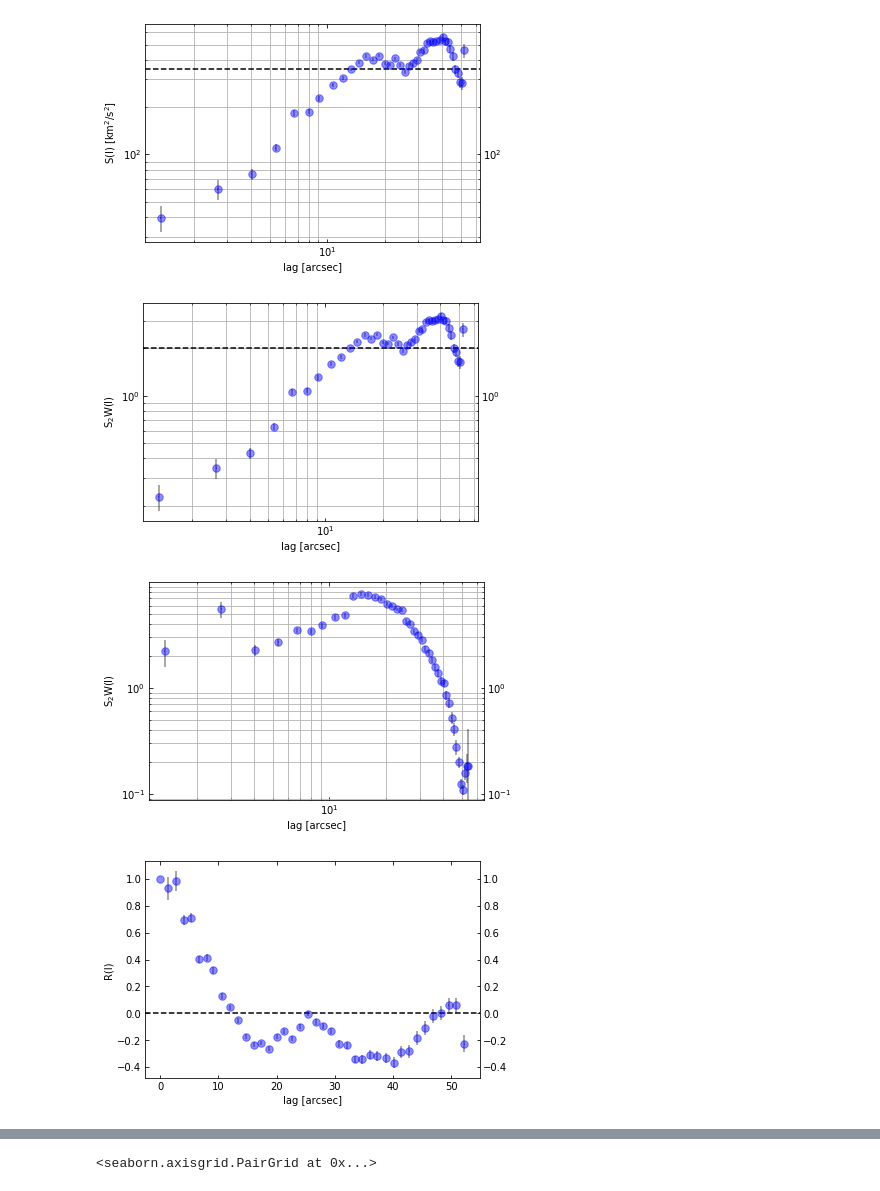
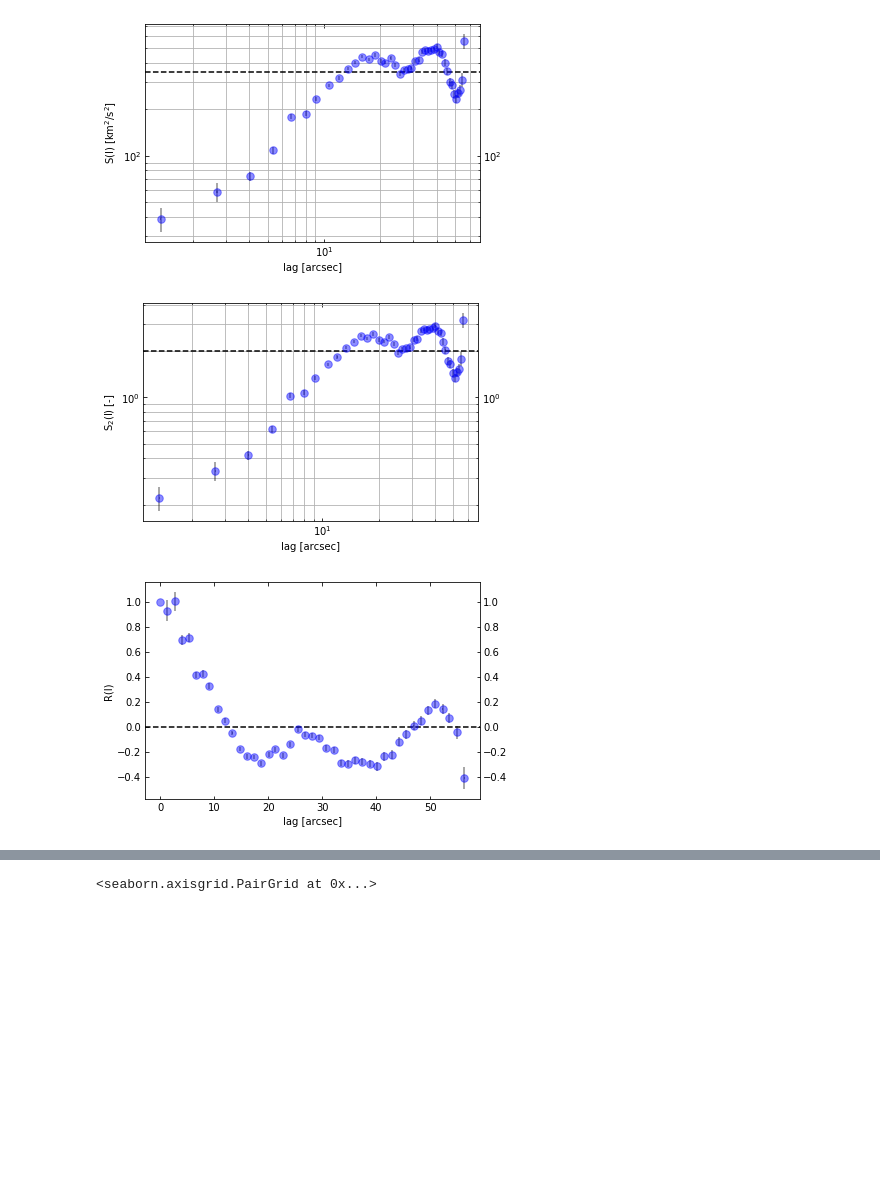
Before and after one commit to will-henney/JavGVastro-PhD, a Jupyter notebook: 595SA.ipynb, the cells around one changed output, grey strips where cells are left out. Drawn from its saved outputs; the diff is of its cells as text; code cells hidden in the pictures; blank space fills up the shorter version.

```diff
--- a/595SA.ipynb
+++ b/595SA.ipynb
@@ -91,14 +109,14 @@ sns.pairplot(dt,
 # %%
 sfH00=sosf(dt)
 sfnH00=sosfnorm(dt)
-sfwH00=sosfwx(dt)
+#sfwH00=sosfw(dt)
+#sfw2H00=sosfw(dt)
 afH00=acf(dt)
 #psH00=ps(dt)
 # %% [output]
-[figure, old version]
+[figure, new version]
-[figure, old version]
+[figure, new version]
-[figure, old version]
+[figure, new version]
-[figure, removed]
 # %%
 datap='dataII6583.csv'
 dt=pd.read_csv(datap)
```
Also changed, not shown: parts of 31 cells of this notebook, 1 other file.
